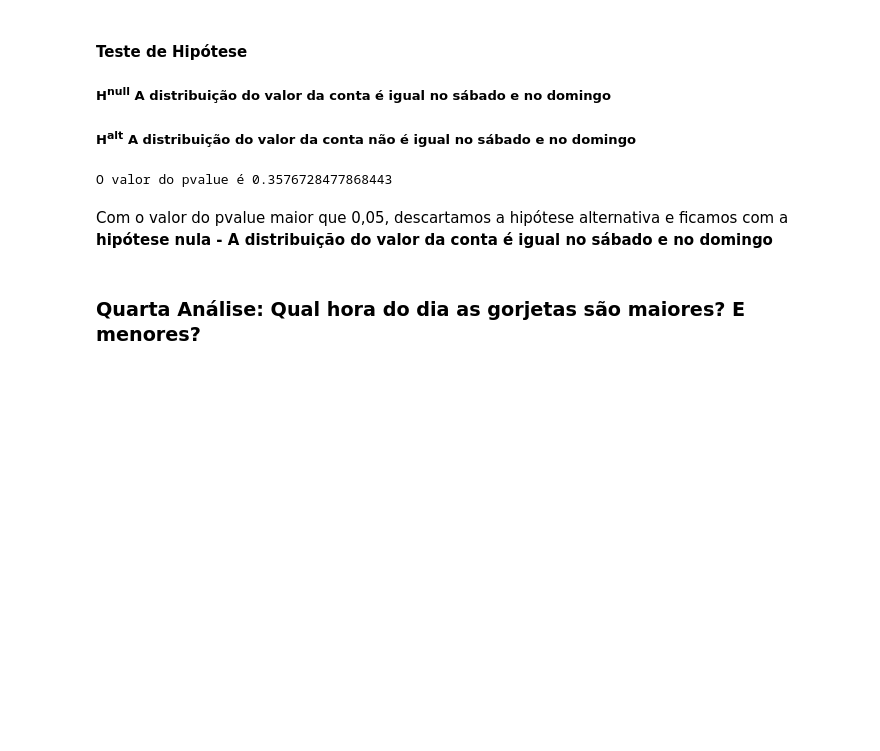
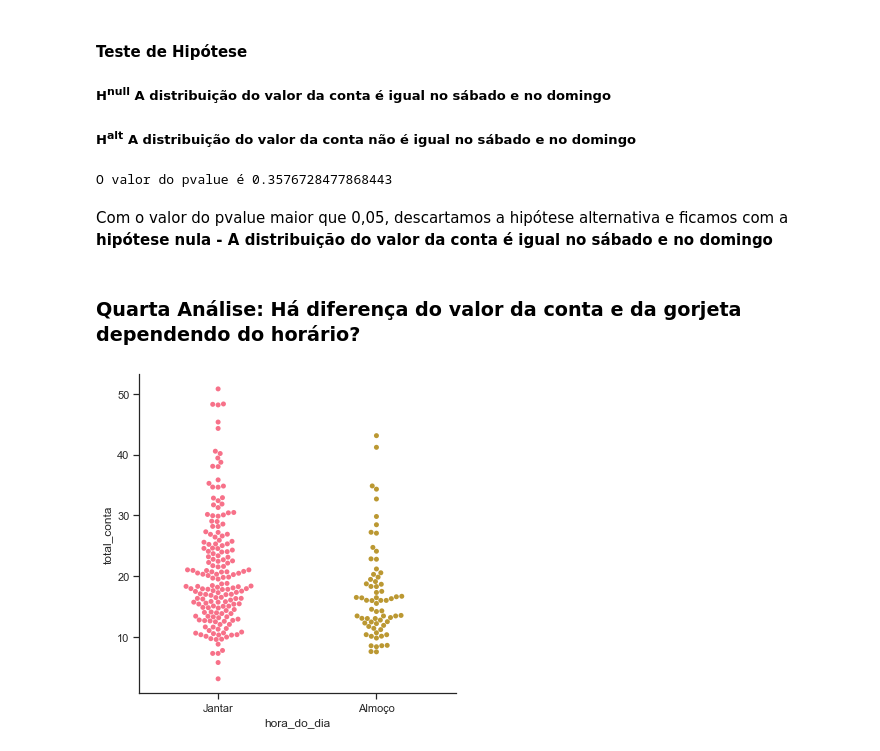
Before and after one commit to nsfoliveira/Projeto02_Gorjeta_EDAcomSeaborn, a Jupyter notebook: EDA_Gorjetas.ipynb, the cells around one changed output. Saved outputs shown, nothing was run; the diff lists cells and outputs as text; code cells hidden in the pictures; blank space fills up the shorter version.

```diff
--- a/EDA_Gorjetas.ipynb
+++ b/EDA_Gorjetas.ipynb
@@ -352,4 +352,9 @@ O valor do pvalue é 0.3576728477868443
 # %% [markdown]
 Com o valor do pvalue maior que 0,05, descartamos a hipótese alternativa e ficamos com a <b> hipótese nula - A distribuição do valor da conta é igual no sábado e no domingo
 # %% [markdown]
-### Quarta Análise: <b> Qual hora do dia as gorjetas são maiores? E menores?
+### Quarta Análise: <b> Há diferença do valor da conta e da gorjeta dependendo do horário?
+# %%
+# Gráfico 07A: Distribuição do valor da conta pela hora do dia
+fig7a = sns.catplot(x=gorjetas.hora_do_dia, y=gorjetas.total_conta, kind='swarm', data=gorjetas)
+# %% [output]
+[figure, added]
```
Also changed, not shown: parts of 23 cells of this notebook.
